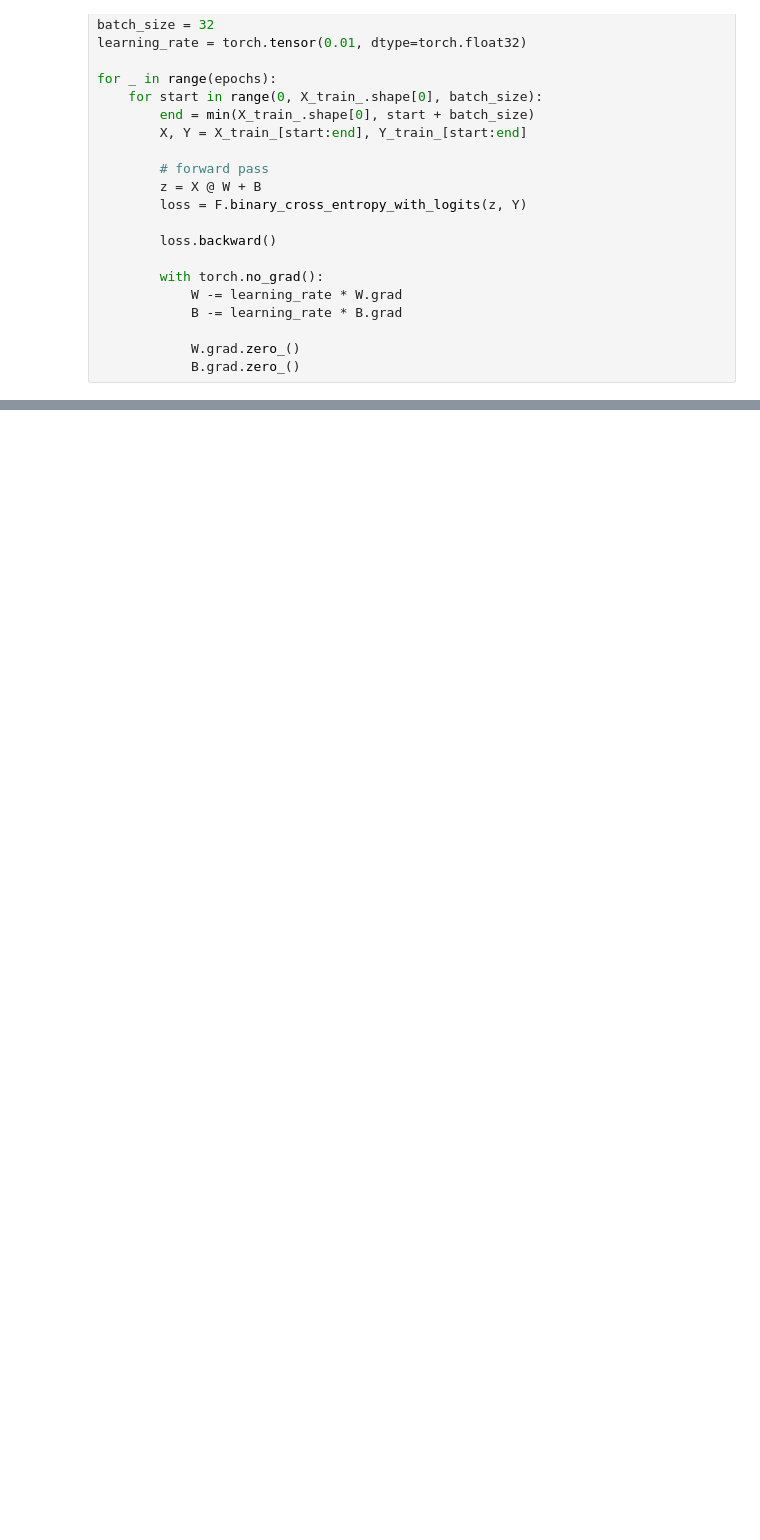
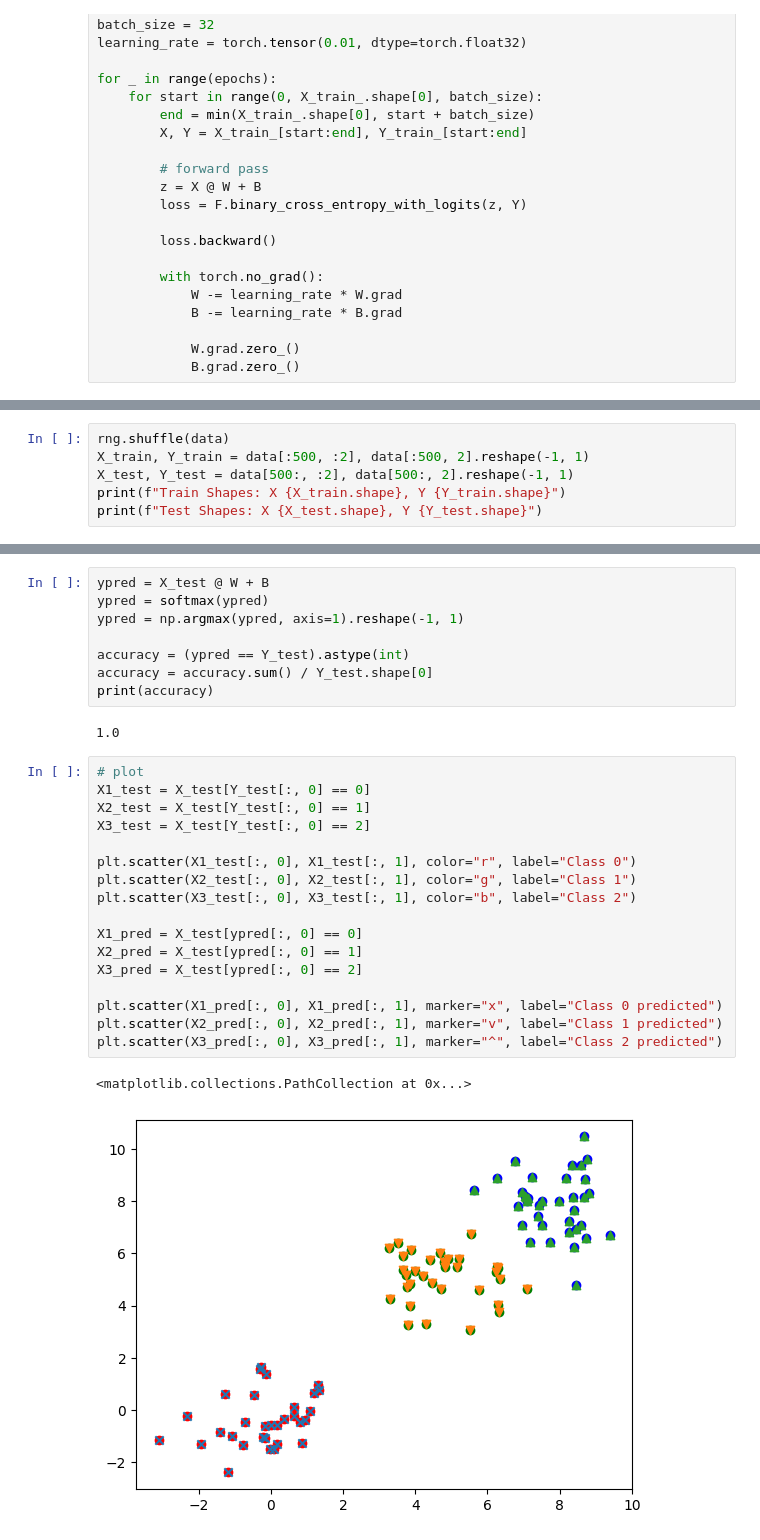
Before and after one commit to adityapaikrao/ML-grind, a Jupyter notebook: Regresssion/logistic_regression_practice.ipynb, the cells around one changed output, grey strips where cells are left out. Drawn from its saved outputs; the diff is of its cells as text; blank space fills up the shorter version.

```diff
--- a/Regresssion/logistic_regression_practice.ipynb
+++ b/Regresssion/logistic_regression_practice.ipynb
@@ -173,0 +192,6 @@ accuracy: tensor(1.)
+# %%
+rng.shuffle(data)
+X_train, Y_train = data[:500, :2], data[:500, 2].reshape(-1, 1)
+X_test, Y_test = data[500:, :2], data[500:, 2].reshape(-1, 1)
+print(f"Train Shapes: X {X_train.shape}, Y {Y_train.shape}")
+print(f"Test Shapes: X {X_test.shape}, Y {Y_test.shape}")
@@ -173,0 +234,30 @@ accuracy: tensor(1.)
+# %%
+ypred = X_test @ W + B
+ypred = softmax(ypred)
+ypred = np.argmax(ypred, axis=1).reshape(-1, 1)
+
+accuracy = (ypred == Y_test).astype(int)
+accuracy = accuracy.sum() / Y_test.shape[0]
+print(accuracy)
+# %% [output]
+1.0
+# %%
+# plot
+X1_test = X_test[Y_test[:, 0] == 0]
+X2_test = X_test[Y_test[:, 0] == 1]
+X3_test = X_test[Y_test[:, 0] == 2]
+
+plt.scatter(X1_test[:, 0], X1_test[:, 1], color="r", label="Class 0")
+plt.scatter(X2_test[:, 0], X2_test[:, 1], color="g", label="Class 1")
+plt.scatter(X3_test[:, 0], X3_test[:, 1], color="b", label="Class 2")
+
+X1_pred = X_test[ypred[:, 0] == 0]
+X2_pred = X_test[ypred[:, 0] == 1]
+X3_pred = X_test[ypred[:, 0] == 2]
+
+plt.scatter(X1_pred[:, 0], X1_pred[:, 1], marker="x", label="Class 0 predicted")
+plt.scatter(X2_pred[:, 0], X2_pred[:, 1], marker="v", label="Class 1 predicted")
+plt.scatter(X3_pred[:, 0], X3_pred[:, 1], marker="^", label="Class 2 predicted")
+# %% [output]
+<matplotlib.collections.PathCollection at 0x...>
+[figure, added]
```
Also changed, not shown: parts of 20 cells of this notebook.
